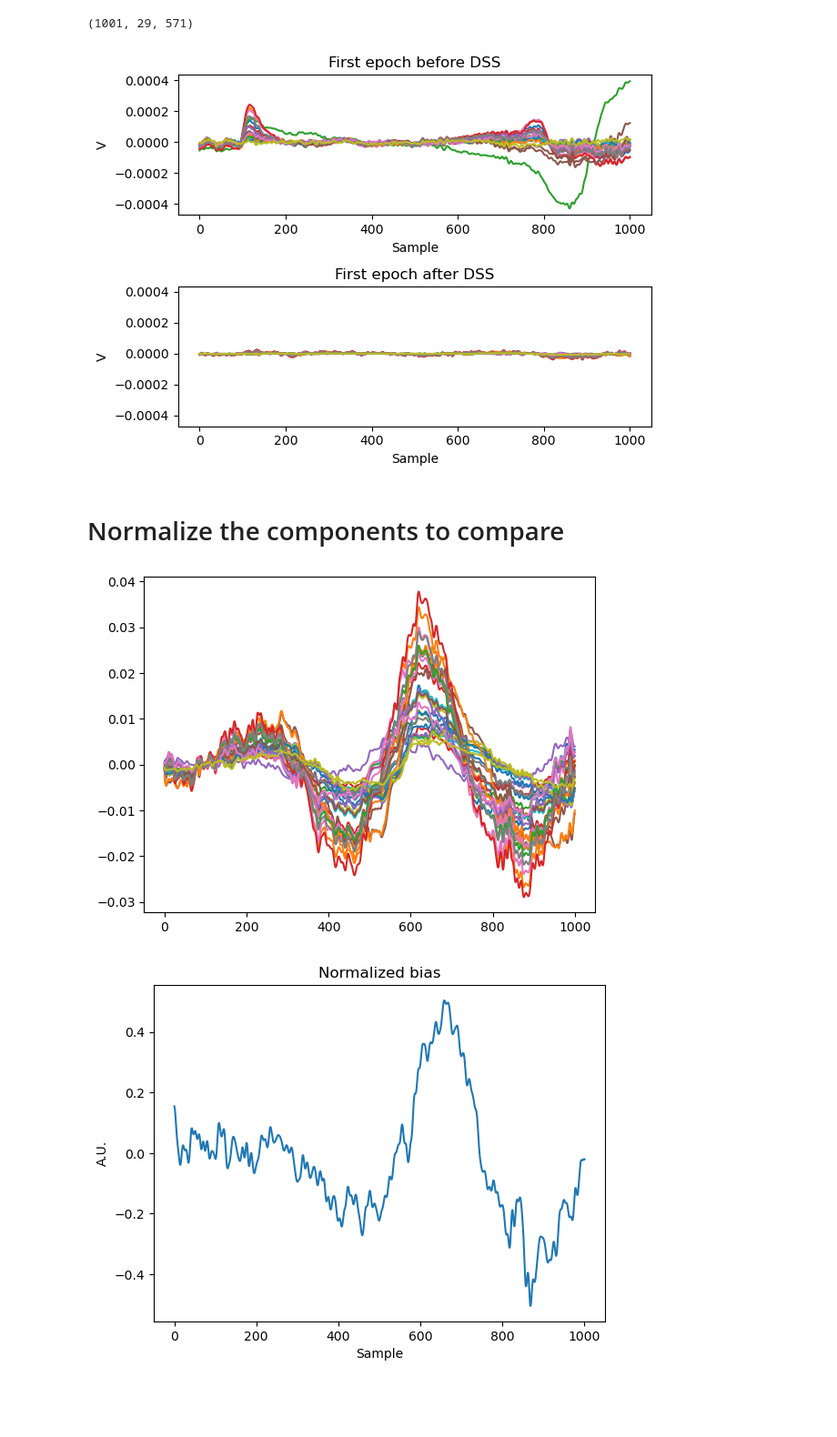
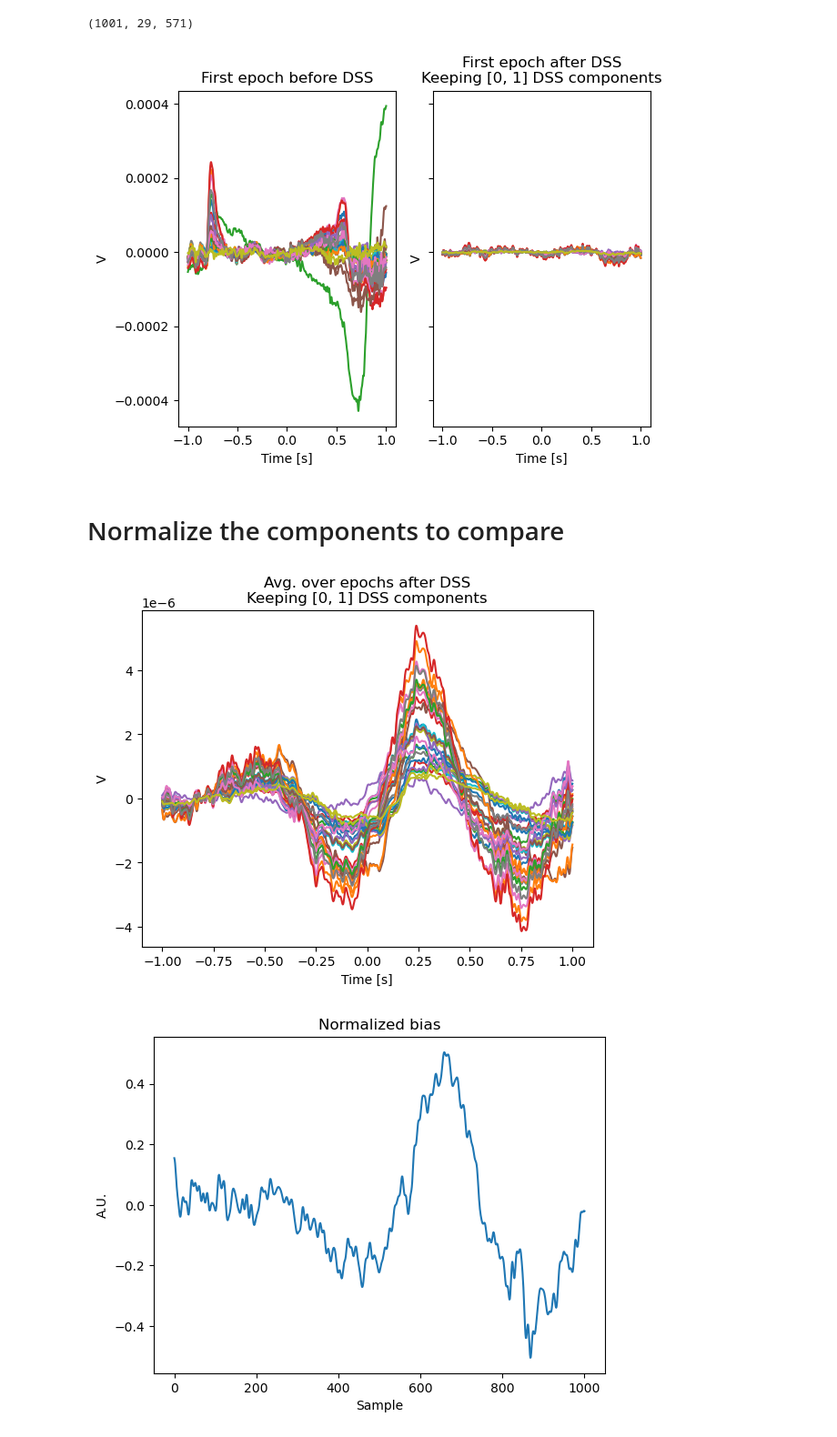
Before and after one commit to neuromorphs/ac23-eeg, a Jupyter notebook: mne/active_piano_dss_xdf.ipynb, the cells around one changed output. Shown at 91% size. Saved outputs shown, nothing was run; the diff lists cells and outputs as text; code cells hidden in the pictures; blank space fills up the shorter version.

```diff
--- a/mne/active_piano_dss_xdf.ipynb
+++ b/mne/active_piano_dss_xdf.ipynb
@@ -357,34 +488,6 @@ Designing a one-pass, zero-phase, non-causal bandpass filter:
 [Parallel(n_jobs=1)]: Done  30 out of  30 | elapsed:    0.5s finished
 Effective window size : 2.049 (s)
 [figure]
-# %%
-# Notch filter instead?
-
-if 0:
-    # Notch filter
-    raw_filt = raw.copy().notch_filter( # make a copy of the array to avoid modifying in place
-        freqs = [60, 120, 180, 240]
-    )
-
-    # Highpass filter
-    raw_filt = raw_filt.filter( # make a copy of the array to avoid modifying in place
-        l_freq = 0.1, # lower cut-off, in Hz
-        h_freq = None, # upper cut-off, in Hz
-    )
-
-    n_fft = 1024
-
-    # picks = [''] # a list of channels that you want to focus on, if any
-    raw_filt.compute_psd(
-        # picks= picks,
-        # fmin = 0, # lower limit to plot
-        # fmax = 60, # upper limit to plot
-        # tmin = 0, # if only using a subset of the data for PSD computation
-        # tmax = 10,
-        n_fft = n_fft,
-    ).plot()
-
-    plt.show()
 # %% [markdown]
 # Drop bad channels
 (since ERPs showed these channels as suspect)
@@ -419,5 +523,6 @@ No baseline correction applied
 # %%
-DSS_data = eps.get_data().T # time x channels x epochs
+n_eeg_ch = 30-1 # one removed above
+DSS_data = eps.get_data().T[:, :n_eeg_ch, :] # time x channels x epochs
 DSS_data.shape
 # %% [output]
 Using data from preloaded Raw for 571 events and 1001 original time points ...
@@ -504,0 +615,7 @@ xx = fold(np.dot(unfold(DSS_data), todss[:, TOKEEP] @ fromdss[TOKEEP, :]), epoch
+# %%
+TOKEEP_BASELINE = [0, 1]
+best_comp, xx, z = run_dss(
+    DSS_data,
+    bias_data,
+    TOKEEP = TOKEEP_BASELINE,
+)
@@ -507,35 +629,38 @@ xx.shape
 # %% [output]
 (1001, 29, 571)
 # %%
-fig, ax = plt.subplots(2,1, sharey=True)
+fig, ax = plt.subplots(1, 2, sharey=True)
 
-ax[0].plot(DSS_data[:, :, 0])
+ax[0].plot(eps.times, DSS_data[:, :, 0])
 
 ax[0].set_title('First epoch before DSS')
-ax[0].set_xlabel('Sample')
+ax[0].set_xlabel('Time [s]')
 ax[0].set_ylabel('V')
 
-ax[1].plot(xx[:, :, 0])
+ax[1].plot(eps.times, xx[:, :, 0])
 
-ax[1].set_title('First epoch after DSS')
-ax[1].set_xlabel('Sample')
+ax[1].set_title(f'First epoch after DSS\nKeeping {TOKEEP} DSS components')
+ax[1].set_xlabel('Time [s]')
 ax[1].set_ylabel('V')
 
 plt.tight_layout()
 plt.show()
 # %% [output]
-[figure, old version]
+[figure, new version]
 # %% [markdown]
 # Normalize the components to compare
 # %%
 # Not sure why this is not going from -1 to 1?
-xx_norm = np.mean(xx, -1)/np.max(np.abs(xx))
+xx_avg = np.mean(xx, -1) #/np.max(np.abs(xx))
 
-plt.plot(xx_norm)
+plt.plot(eps.times, xx_avg)
+plt.xlabel('Time [s]')
+plt.ylabel('V')
+plt.title(f'Avg. over epochs after DSS\nKeeping {TOKEEP} DSS components')
 # plt.plot(best_comp_norm, '--', lw=2)
 plt.show()
 # %% [output]
-[figure, old version]
+[figure, new version]
 # %%
 bias_data_norm = np.mean(bias_data, -1)/np.max(np.abs(bias_data))
 plt.plot(bias_data_norm)
```
Also changed, not shown: parts of 60 cells of this notebook.
